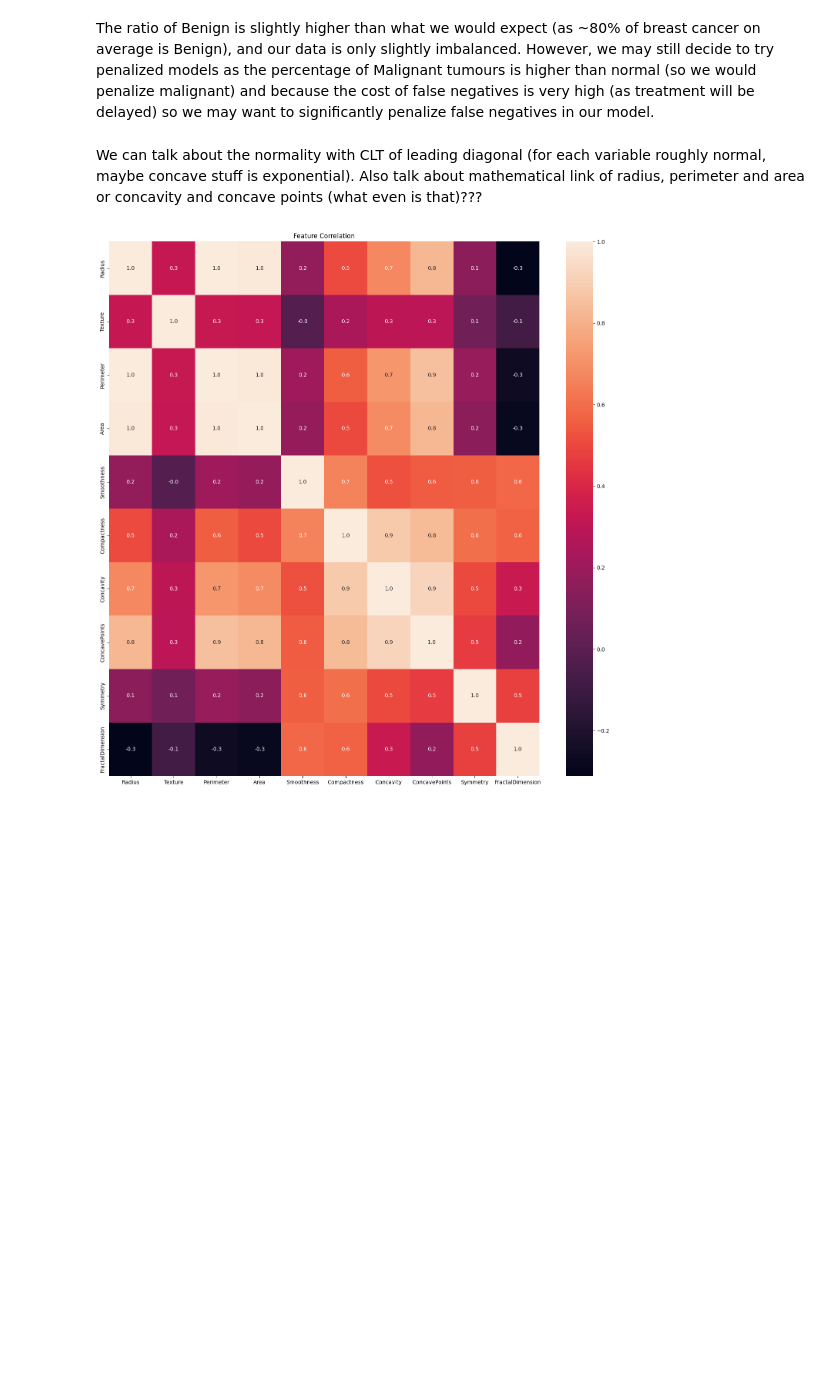
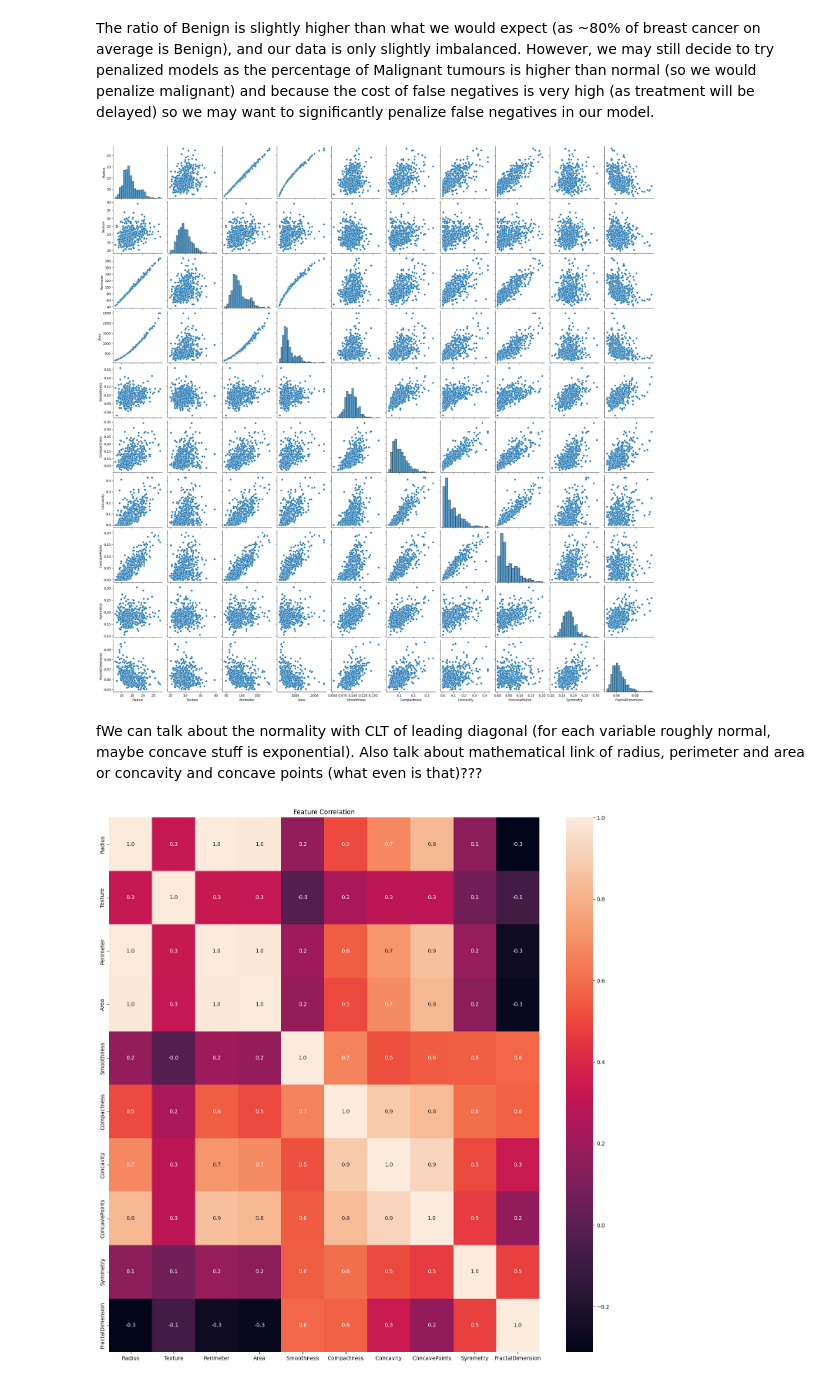
Before and after one commit to Berat03/ml_coursework, a Jupyter notebook: Data Exploration/Data_Load_Explore.ipynb, the cells around one changed output. Drawn from its saved outputs; the diff is of its cells as text; code cells hidden in the pictures; blank space fills up the shorter version.

```diff
--- a/Data Exploration/Data_Load_Explore.ipynb
+++ b/Data Exploration/Data_Load_Explore.ipynb
@@ -97,12 +98,14 @@ Malignant: 212
 # %% [markdown]
 The ratio of Benign is slightly higher than what we would expect (as ~80% of breast cancer on average is Benign), and our data is only slightly imbalanced. However, we may still decide to try penalized models as the percentage of Malignant tumours is higher than normal (so we would penalize malignant) and because the cost of false negatives is very high (as treatment will be delayed) so we may want to significantly penalize false negatives in our model.
 # %%
-#sns.pairplot(data=feature.iloc[::, :10])
-#plt.show()
+sns.pairplot(data=feature.iloc[::, :10])
+plt.show()
 ## CANT GET HUE TO WORK FOR B AND M, THIS WOULD HELP A LOT IN EXPLORING DATA
 # commented out as this pairplot takes a while to run
+# %% [output]
+[figure, added]
 # %% [markdown]
-We can talk about the normality with CLT of leading diagonal (for each variable roughly normal, maybe concave stuff is exponential). Also talk about mathematical link of radius, perimeter and area or concavity and concave points (what even is that)???
+fWe can talk about the normality with CLT of leading diagonal (for each variable roughly normal, maybe concave stuff is exponential). Also talk about mathematical link of radius, perimeter and area or concavity and concave points (what even is that)???
 # %%
 f, ax = plt.subplots(figsize=(18, 18))
 sns.heatmap((feature.iloc[::, :10]).corr(), annot=True, fmt=".1f", ax=ax)
```
Also changed, not shown: parts of 6 cells of this notebook.
